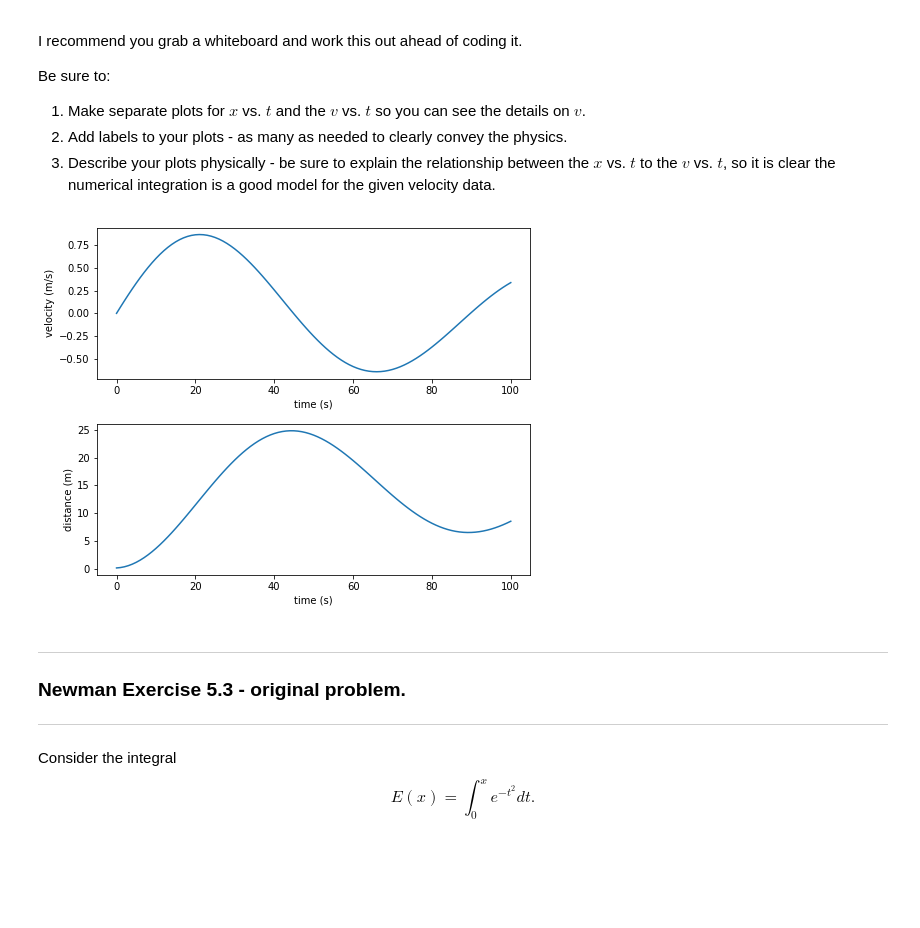
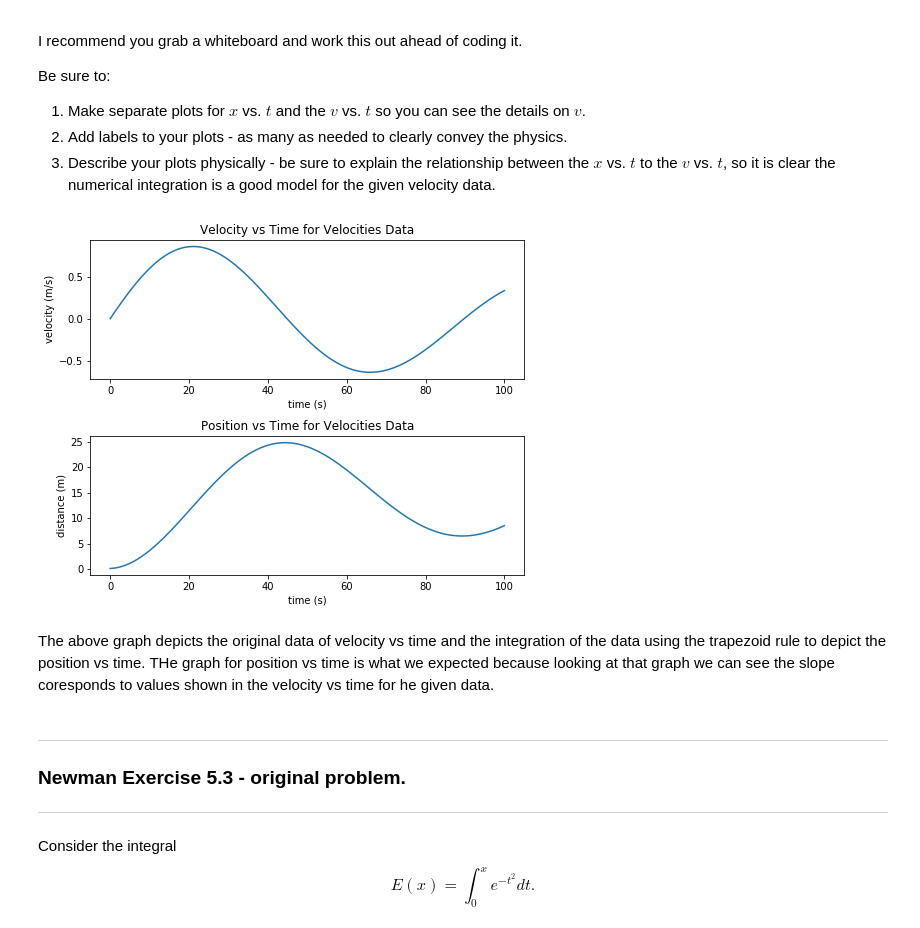
Before and after one commit to chan8005/Labs, a Jupyter notebook: Lab 4/Lab4.ipynb, the cells around one changed output. Drawn from its saved outputs; the diff is of its cells as text; code cells hidden in the pictures; blank space fills up the shorter version.

```diff
--- a/Lab 4/Lab4.ipynb
+++ b/Lab 4/Lab4.ipynb
@@ -80,35 +80,47 @@ f= data [:,1]
 N = len(t)
 a =0 #first cell in array
 b =-1 #last cell in array
 
 
 def trapezoid(f,N,a,b):
+    """ makes array of the area for each trapezoid in the data
+    f= the array
+    N= length of f array
+    a= first cell in array
+    b= last cell in array
+"""
     h= (t[b]-t[a])/N
     s = 0.5*f[a] + 0.5*f[b]
     trapArray=[s]
     for k in range (1,N):
         s += f[k]
         trapArray.append(s)
     return np.array(trapArray, float)
 
 x=trapezoid(f,N,a,b)
 
 
 #make the plot
 fig, (ax1, ax2) = plt.subplots(nrows=2, figsize=(7, 5.6))
 
+#plt.title("analaytical vs approximate methods to describe Nuclear Decay")
 ax1.plot(t,f)
 ax1.set_ylabel("velocity (m/s)")
 ax1.set_xlabel("time (s)")
+
 
 ax2.plot(t,x)
 ax2.set_ylabel("distance (m)")
 ax2.set_xlabel("time (s)")
 
-ax1.set_title("")
+
+ax1.set_title("Velocity vs Time for Velocities Data")
+ax2.set_title("Position vs Time for Velocities Data")
 plt.tight_layout()
 # %% [output]
-[figure, old version]
+[figure, new version]
+# %% [markdown]
+The above graph depicts the original data of velocity vs time and the integration of the data using the trapezoid rule to depict the position vs time. THe graph for position vs time is what we expected because looking at that graph we can see the slope coresponds to values shown in the velocity vs time for he given data.
 # %% [markdown]
 -----------------------------------------------------------------------------------------------
 ### Newman Exercise 5.3 - original problem.
```
Also changed, not shown: parts of 11 cells of this notebook.
